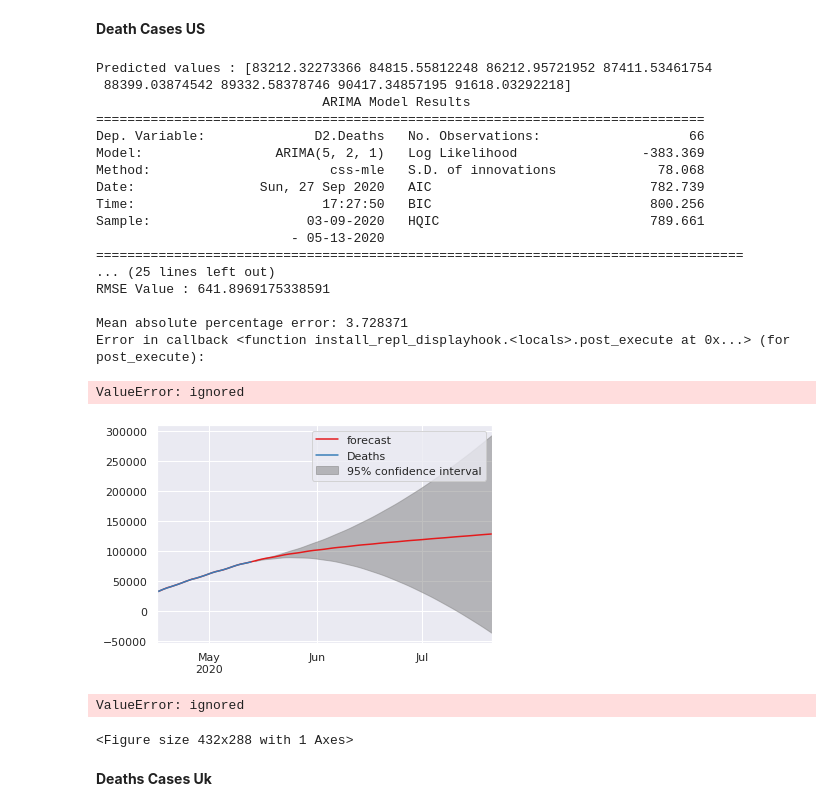
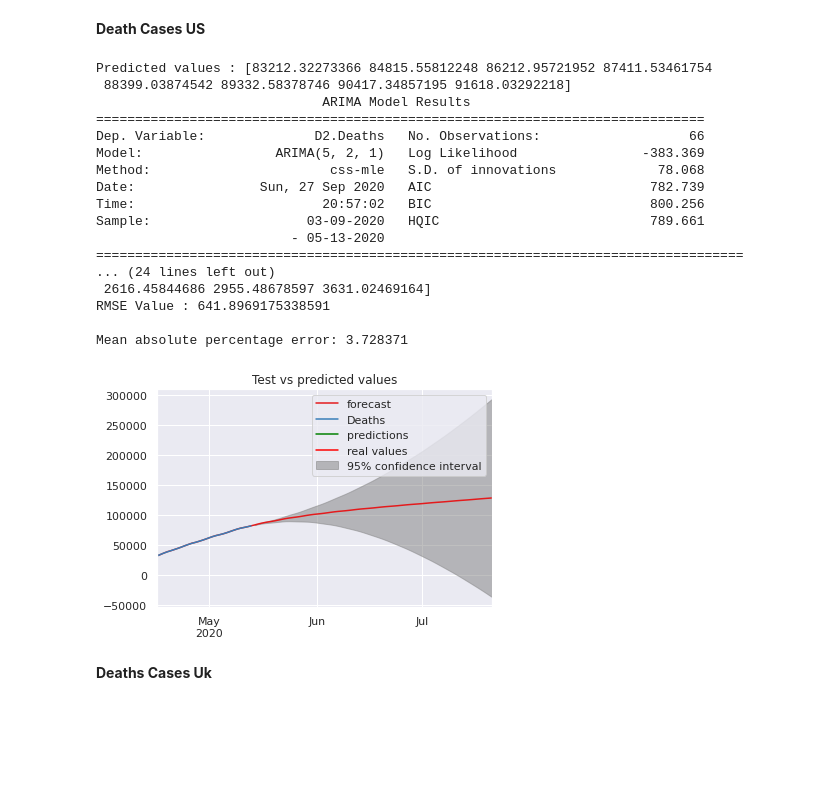
Before and after one commit to upender-sg/COVID19---Forecasting, a Jupyter notebook: Final_Evaluation_Death_ARIMA_Implementation_Top10_countries__1_.ipynb, the cells around one changed output. Drawn from its saved outputs; the diff is of its cells as text; code cells hidden in the pictures; blank space fills up the shorter version.

```diff
--- a/Final_Evaluation_Death_ARIMA_Implementation_Top10_countries__1_.ipynb
+++ b/Final_Evaluation_Death_ARIMA_Implementation_Top10_countries__1_.ipynb
@@ -194,7 +194,7 @@ def arima(CDR,test):
     prediction=result.forecast(steps=len(test))[0]
 
     #Plotting results
-    f,ax=plt.subplots()
+    #f,ax=plt.subplots()
     plt.plot(prediction,c='green', label= 'predictions')
     plt.plot(test, c='red',label='real values')
     plt.legend()
@@ -281,7 +278,7 @@ def arima(CDR,test):
     prediction=result.forecast(steps=len(test))[0]
 
     #Plotting results
-    f,ax=plt.subplots()
+    #f,ax=plt.subplots()
     plt.plot(prediction,c='green', label= 'predictions')
     plt.plot(test, c='red',label='real values')
     plt.legend()
@@ -368,7 +362,7 @@ def arima(CDR,test):
     prediction=result.forecast(steps=len(test))[0]
 
     #Plotting results
-    f,ax=plt.subplots()
+    #f,ax=plt.subplots()
     plt.plot(prediction,c='green', label= 'predictions')
     plt.plot(test, c='red',label='real values')
     plt.legend()
@@ -379,40 +373,37 @@ def arima(CDR,test):
     #Printing the error metrics
     print(result.summary())
 
 
     print('Error Values')
     print('Mean Value :', test.mean())
     print('MAE Value :', meanabs(test,prediction))
     print('RMSE Value :', np.sqrt(mean_squared_error(test,prediction)))
     print('\nMean absolute percentage error: %f'%mape(test,prediction))
     return (prediction)
 
 
 
 train,test=split(UStest)
 prediction=arima(train,test)
 # %% [output]
 Predicted values : [83212.32273366 84815.55812248 86212.95721952 87411.53461754
  88399.03874542 89332.58378746 90417.34857195 91618.03292218]
                              ARIMA Model Results
 ==============================================================================
 Dep. Variable:              D2.Deaths   No. Observations:                   66
 Model:                 ARIMA(5, 2, 1)   Log Likelihood                -383.369
 Method:                       css-mle   S.D. of innovations             78.068
 Date:                Sun, 27 Sep 2020   AIC                            782.739
-Time:                        17:27:50   BIC                            800.256
+Time:                        20:57:02   BIC                            800.256
 Sample:                    03-09-2020   HQIC                           789.661
                          - 05-13-2020
 ===================================================================================
-... (25 lines left out)
+... (24 lines left out)
+ 2616.45844686 2955.48678597 3631.02469164]
 RMSE Value : 641.8969175338591
 
 Mean absolute percentage error: 3.728371
-Error in callback <function install_repl_displayhook.<locals>.post_execute at 0x...> (for post_execute):
-ValueError: ignored
-[figure, old version]
+[figure, new version]
-ValueError: ignored
-<Figure size 432x288 with 1 Axes>
 # %% [markdown]
 **Deaths Cases Uk**
 # %%
```
Also changed, not shown: parts of 9 cells of this notebook.
